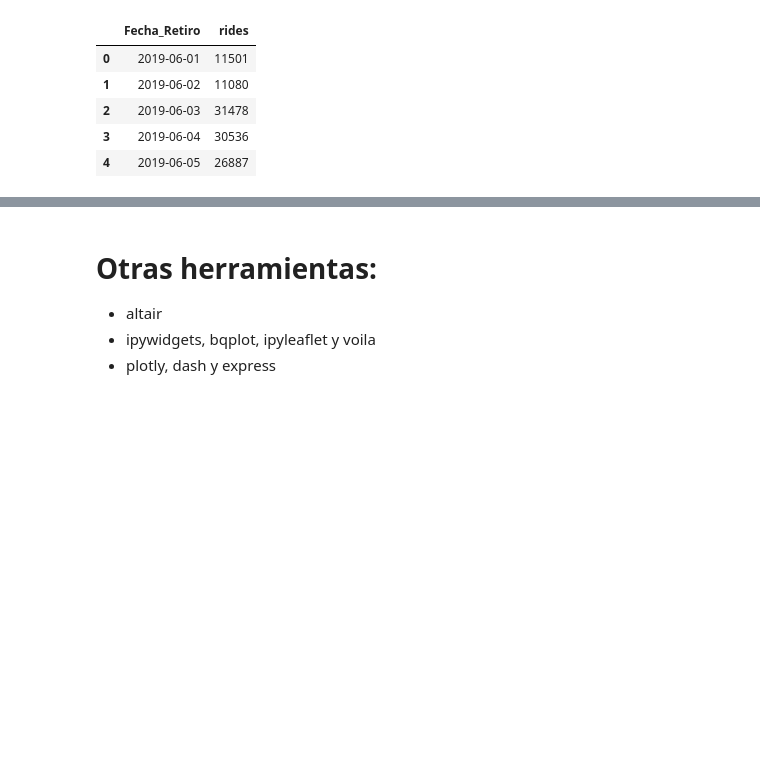
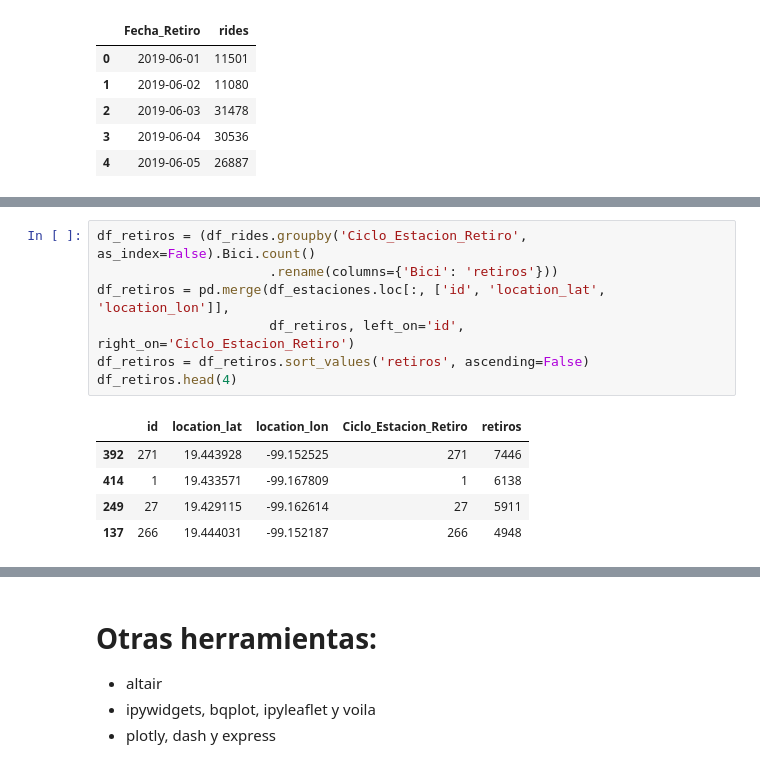
Before and after one commit to RaulPL/talks, a Jupyter notebook: pymx2019_holoviews/slides.ipynb, the cells around one changed output, grey strips where cells are left out. Saved outputs shown, nothing was run; the diff lists cells and outputs as text; blank space fills up the shorter version.

```diff
--- a/pymx2019_holoviews/slides.ipynb
+++ b/pymx2019_holoviews/slides.ipynb
@@ -322,3 +326,16 @@ estaciones = gv.Points(df_estaciones, kdims=['location_lon', 'location_lat'], vd
 tiles * estaciones
 # %% [output]
 [interactive output not drawn]
+# %%
+df_retiros = (df_rides.groupby('Ciclo_Estacion_Retiro', as_index=False).Bici.count()
+                      .rename(columns={'Bici': 'retiros'}))
+df_retiros = pd.merge(df_estaciones.loc[:, ['id', 'location_lat', 'location_lon']],
+                      df_retiros, left_on='id', right_on='Ciclo_Estacion_Retiro')
+df_retiros = df_retiros.sort_values('retiros', ascending=False)
+df_retiros.head(4)
+# %% [output]
+|  | id | location_lat | location_lon | Ciclo_Estacion_Retiro | retiros |
+| 392 | 271 | 19.443928 | -99.152525 | 271 | 7446 |
+| 414 | 1 | 19.433571 | -99.167809 | 1 | 6138 |
+| 249 | 27 | 19.429115 | -99.162614 | 27 | 5911 |
+| 137 | 266 | 19.444031 | -99.152187 | 266 | 4948 |
```
Also changed, not shown: parts of 10 cells of this notebook, 1 other file.
